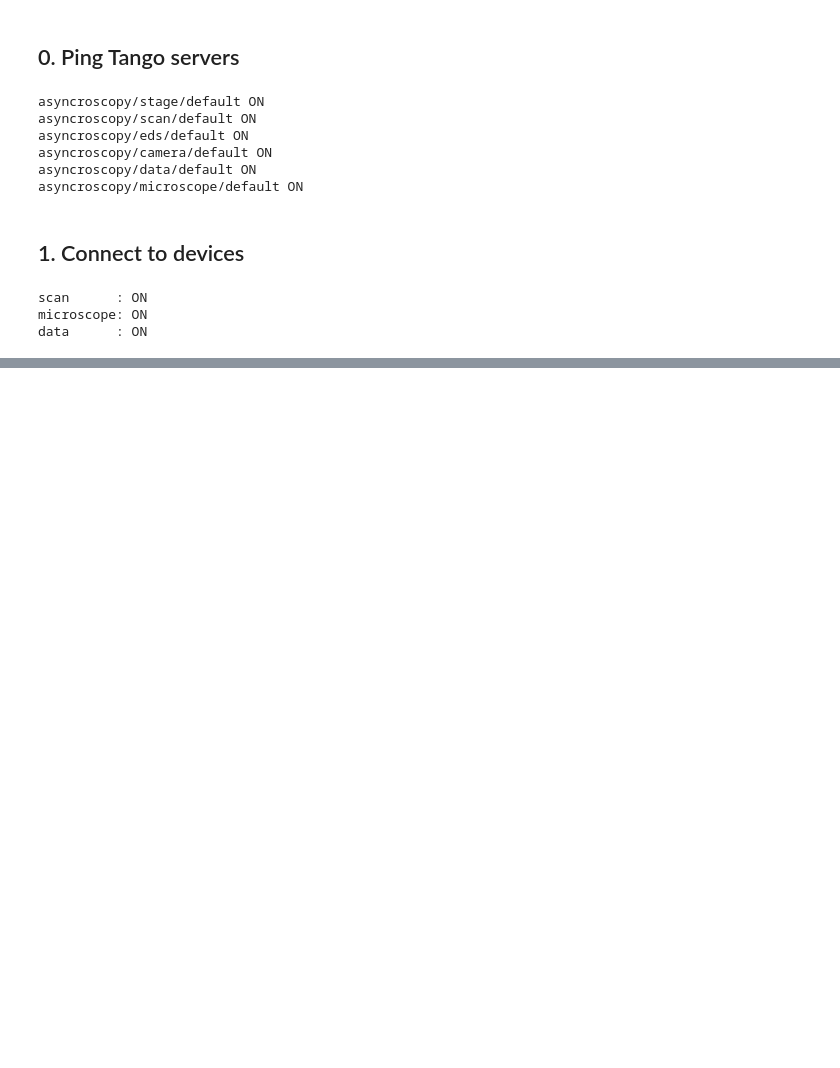
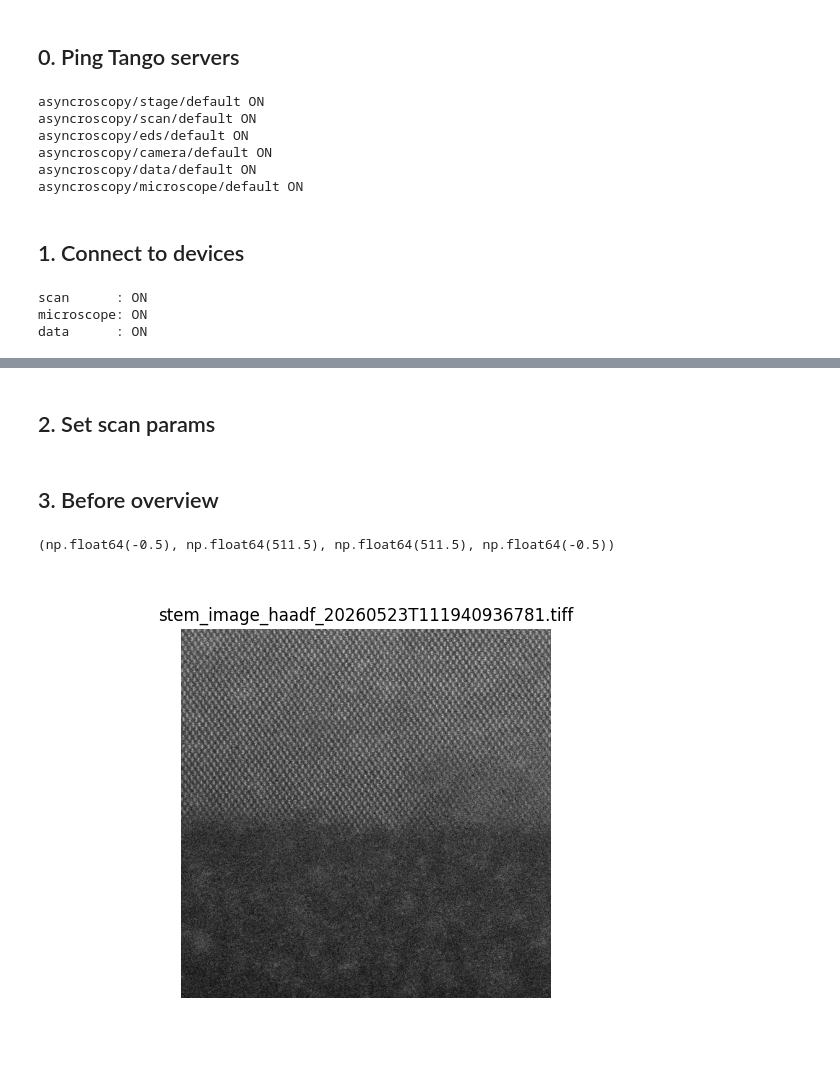
Before and after one commit to 1996suryamandalreddy-maker/asyncroscopy, a Jupyter notebook: notebooks/18_Speed_Metric_Acquisition.ipynb, the cells around one changed output, grey strips where cells are left out. Saved outputs shown, nothing was run; the diff lists cells and outputs as text; code cells hidden in the pictures; blank space fills up the shorter version.

```diff
--- a/notebooks/18_Speed_Metric_Acquisition.ipynb
+++ b/notebooks/18_Speed_Metric_Acquisition.ipynb
@@ -90,15 +100,0 @@ list(client)
-# %%
-scan.Activate(["haadf"])
-scan.haadf = True
-scan.bf = False
-
-overview_imsize = 2048
-overview_dwell_time = 5e-6
-
-scan.imsize = overview_imsize
-scan.dwell_time = overview_dwell_time
-scan.scan_region = [0, 0, 1, 1]
-
-print("imsize     :", scan.imsize)
-print("dwell_time :", scan.dwell_time)
-print("scan_region:", list(scan.scan_region))
@@ -181,0 +101,32 @@ experiment_regions
+# %% [markdown]
+## 2. Set scan params
+# %%
+scan.Activate(["haadf"])
+scan.haadf = True
+scan.bf = False
+
+scan.imsize = 512
+# %% [markdown]
+## 3. Before overview
+# %%
+scan.dwell_time = 10e-6
+scan.scan_region = [0, 0, 1, 1]
+
+before_key = microscope.get_scanned_image_advanced()
+
+# keep trying to read the overview image until it is available
+before_overview = None
+while before_overview is None:
+    try:
+        before_overview = client[before_key].read()
+    except Exception as e:
+        print(f"Overview image not available yet: {e}")
+        time.sleep(1)
+
+plt.figure()
+plt.imshow(before_overview, cmap="gray")
+plt.title(before_key)
+plt.axis("off")
+# %% [output]
+(np.float64(-0.5), np.float64(511.5), np.float64(511.5), np.float64(-0.5))
+[figure, added]
```
Also changed, not shown: parts of 22 cells of this notebook.
